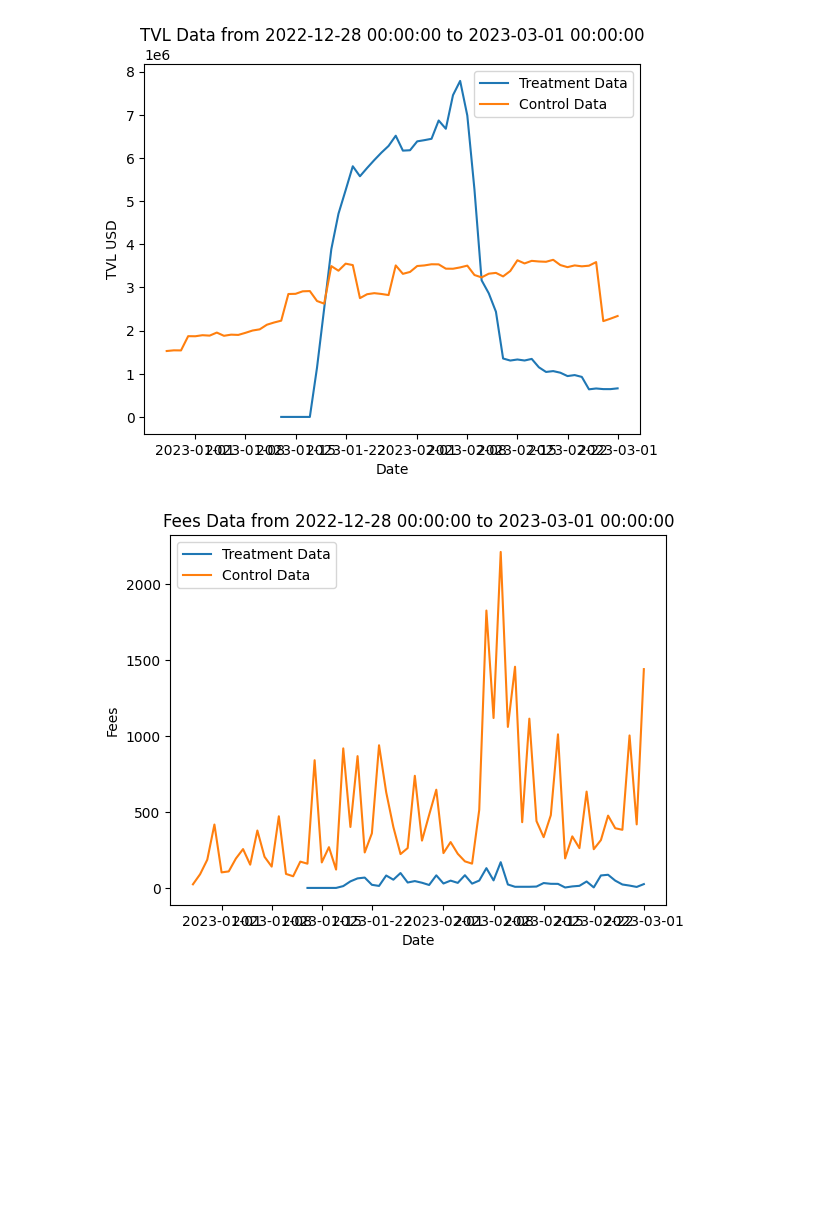
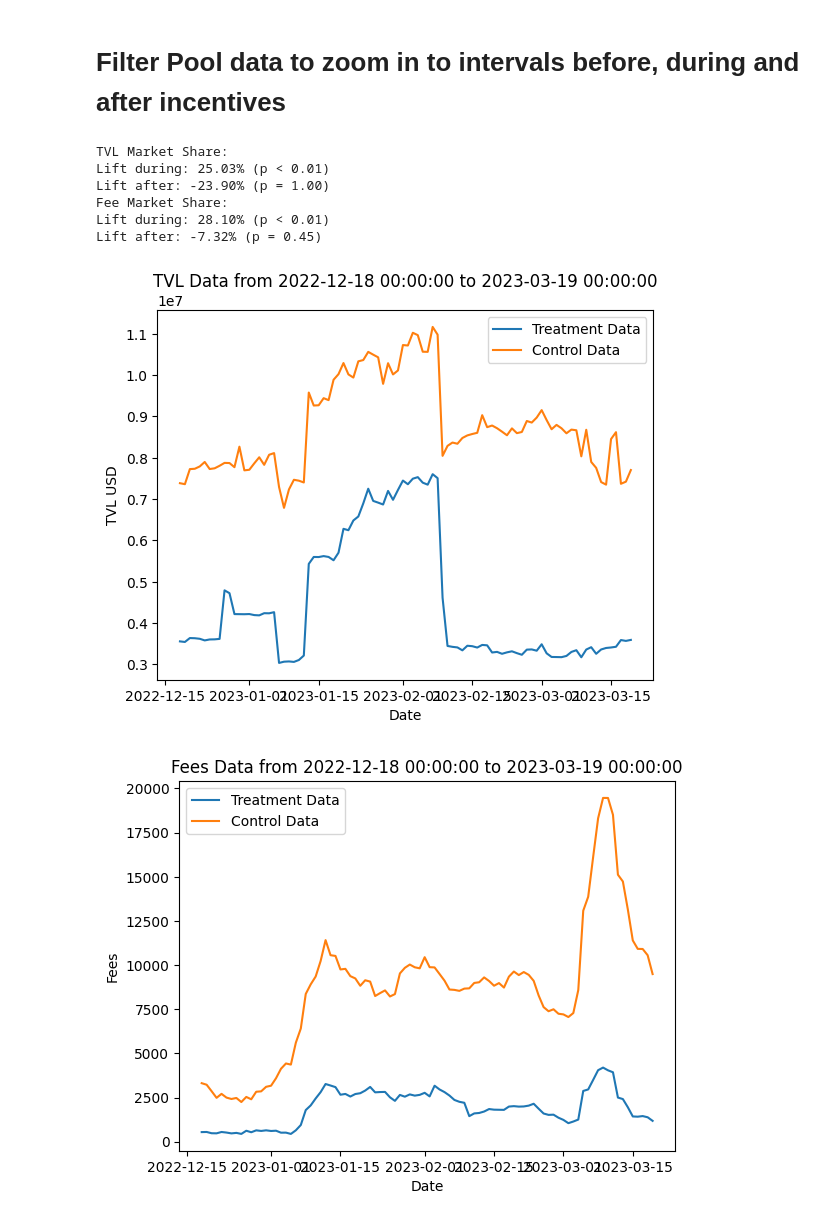
Before and after one commit to idrees535/Designing-Effective-Liquidity-Mining-Programs-A-Data-Driven-Approach, a Jupyter notebook: analysis.ipynb, the cells around one changed output. Cells and saved outputs as stored; diff of their text form; code cells hidden in the pictures; blank space fills up the shorter version.

```diff
--- a/analysis.ipynb
+++ b/analysis.ipynb
@@ -84,11 +178,10 @@ control_df['date'] = pd.to_datetime(control_df['date'], unit='s')
 # %%
-#Marketshare
 # Calculate market share for TVL
 total_tvl = treatment_df['tvlUSD'] + control_df['tvlUSD']
 treatment_df['market_share_tvl'] = (treatment_df['tvlUSD'] / total_tvl) * 100
 control_df['market_share_tvl'] = (control_df['tvlUSD'] / total_tvl) * 100
 
 # Calculate market share for fees
-total_fees = treatment_df['fees'] + control_df['fees']
-treatment_df['market_share_fees'] = treatment_df['fees'] / total_fees * 100
-control_df['market_share_fees'] = control_df['fees'] / total_fees * 100
+total_fees = treatment_df['feesUSD'] + control_df['feesUSD']
+treatment_df['market_share_fees'] = treatment_df['feesUSD'] / total_fees * 100
+control_df['market_share_fees'] = control_df['feesUSD'] / total_fees * 100
@@ -106,2 +241,4 @@ control_df.plot('date','market_share_fees')
+# %% [markdown]
+# Filter Pool data to zoom in to intervals before, during and after incentives
 # %%
 # Split the data into before, during, and after the incentive periods for traetment
@@ -121,31 +279,52 @@ control_filtered_data = control_df.loc[(control_df['date'] >= sample_start) & (c
+# %%
+t_statistic_tvl_during, pvalue_tvl_during = stats.ttest_ind(treatment_during['tvlLift'], control_during['tvlLift'], alternative='greater')
+t_statistic_tvl_after, pvalue_tvl_after = stats.ttest_ind(treatment_after['tvlLift'], control_after['tvlLift'], alternative='greater')
+
+t_statistic_fees_during, pvalue_fees_during = stats.ttest_ind(treatment_during['feesLift'], control_during['feesLift'], alternative='greater')
+t_statistic_fees_after, pvalue_fees_after = stats.ttest_ind(treatment_after['feesLift'], control_after['feesLift'], alternative='greater')
+
+# Step 4: Print the results
+print("TVL Market Share:")
+print(f"Lift during: {difference_in_lift_tvl_during:.2f}% (p < 0.01)" if pvalue_tvl_during < 0.01 else f"Lift during: {difference_in_lift_tvl_during:.2f}% (p = {pvalue_tvl_during:.2f})")
+print(f"Lift after: {difference_in_lift_tvl_after:.2f}% (p < 0.01)" if pvalue_tvl_after < 0.01 else f"Lift after: {difference_in_lift_tvl_after:.2f}% (p = {pvalue_tvl_after:.2f})")
+print("Fee Market Share:")
+print(f"Lift during: {difference_in_lift_fees_during:.2f}% (p < 0.01)" if pvalue_fees_during < 0.01 else f"Lift during: {difference_in_lift_fees_during:.2f}% (p = {pvalue_fees_during:.2f})")
+print(f"Lift after: {difference_in_lift_fees_after:.2f}% (p < 0.01)" if pvalue_fees_after < 0.01 else f"Lift after: {difference_in_lift_fees_after:.2f}% (p = {pvalue_fees_after:.2f})")
+# %% [output]
+TVL Market Share:
+Lift during: 25.03% (p < 0.01)
+Lift after: -23.90% (p = 1.00)
+Fee Market Share:
+Lift during: 28.10% (p < 0.01)
+Lift after: -7.32% (p = 0.45)
 # %%
 # Plot the filtered data and control data on the same plot
 plt.plot(treatment_filtered_data['date'], treatment_filtered_data['tvlUSD'], label='Treatment Data')
 plt.plot(control_filtered_data['date'], control_filtered_data['tvlUSD'], label='Control Data')
 
 # Add plot title and axis labels
 plt.title(f"TVL Data from {sample_start} to {sample_end}")
 plt.xlabel("Date")
 plt.ylabel("TVL USD")
 
 # Display the plot with legend
 plt.legend()
 plt.show()
 
 # Plot the filtered data and control data on the same plot
-plt.plot(treatment_filtered_data['date'], treatment_filtered_data['fees'], label='Treatment Data')
-plt.plot(control_filtered_data['date'], control_filtered_data['fees'], label='Control Data')
+plt.plot(treatment_filtered_data['date'], treatment_filtered_data['feesUSD'], label='Treatment Data')
+plt.plot(control_filtered_data['date'], control_filtered_data['feesUSD'], label='Control Data')
 
 # Add plot title and axis labels
 plt.title(f"Fees Data from {sample_start} to {sample_end}")
 plt.xlabel("Date")
 plt.ylabel("Fees")
 
 # Display the plot with legend
 plt.legend()
 plt.show()
 # %% [output]
-[figure, old version]
+[figure, new version]
-[figure, old version]
+[figure, new version]
 # %%
 #TVL marketshare
```
Also changed, not shown: parts of 32 cells of this notebook, 2 other files.
